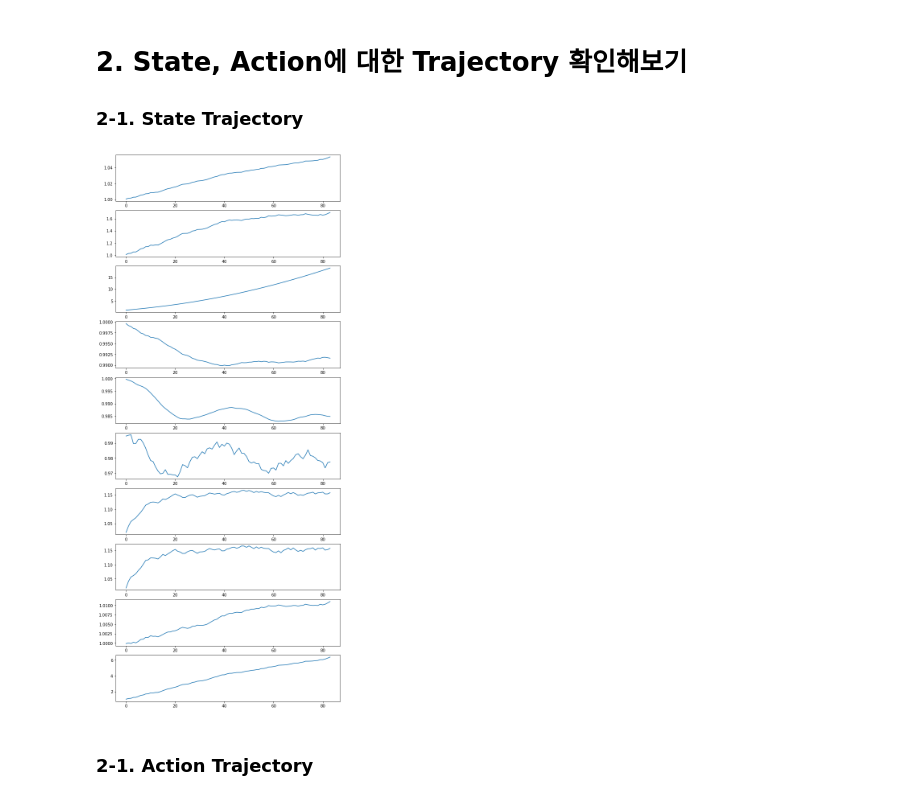
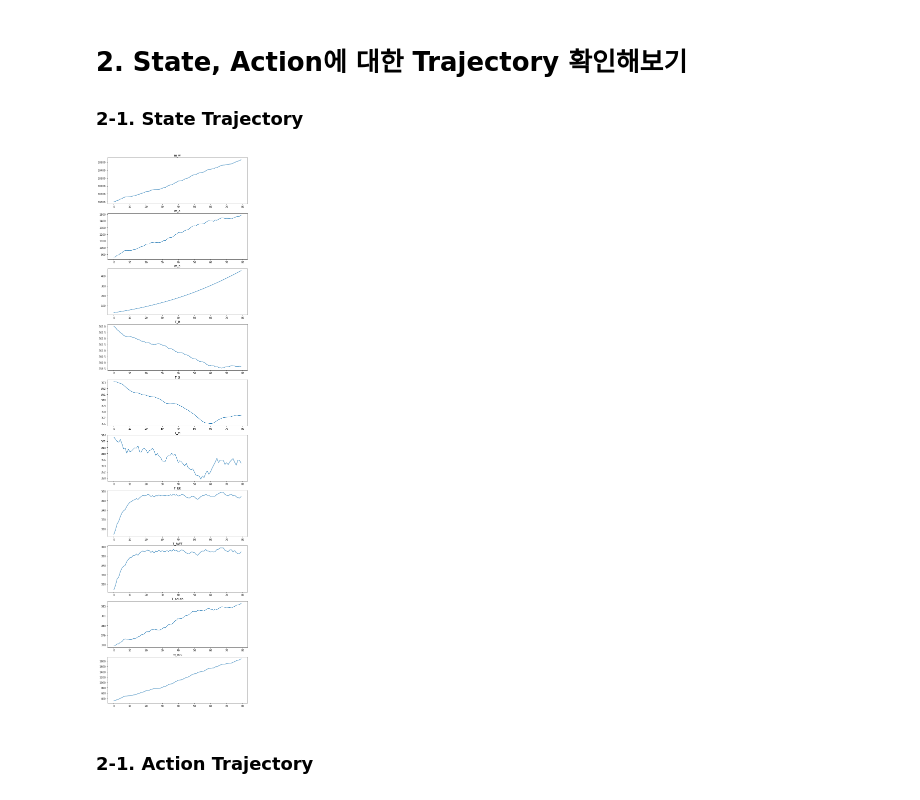
Before and after one commit to cu-rie/gym-poly-reactor-rl, a Jupyter notebook: RandomAgent.ipynb, the cells around one changed output. Saved outputs shown, nothing was run; the diff lists cells and outputs as text; code cells hidden in the pictures.

Commit message:
unnormalized

```diff
--- a/RandomAgent.ipynb
+++ b/RandomAgent.ipynb
@@ -17,6 +17,9 @@ env = PolyReactor()
 # %%
 state_dim = env.observation_space.shape[0]
 action_dim = env.action_space.shape[0]
+# %%
+action_list = ["m_DOT_F", "T_IN_M", "T_IN_AWT"]
+state_list = ["m_w", "m_a", "m_p", "T_R", "T_S", "T_M", "T_EK", "T_AWT", "T_adiab", "m_acc"]
 # %% [markdown]
 ### 1-1. Main running code with random action
 # %%
@@ -27,9 +30,10 @@ action_trajectory = []
 
 for _ in range(10000):
     action = env.action_space.sample()
-    next_state, _, done, _ = env.step(action)
+    next_state, _, done, info = env.step(action)
+    unnormalized_state = info['unnormalized_state']
 
-    state_trajectory.append(next_state)
+    state_trajectory.append(unnormalized_state)
     action_trajectory.append(action)
 
     if done:
@@ -39,14 +43,15 @@ for _ in range(10000):
 ### 2-1. State Trajectory
 # %%
 full_trajectory = np.array(state_trajectory)
-fig, axs = plt.subplots(state_dim, 1, figsize=(10, 25))
+fig, axs = plt.subplots(state_dim, 1, figsize=(10, 40))
 
 for i, ax in enumerate(axs):
     ax.plot(full_trajectory[:, i])
+    ax.set_title(state_list[i])
 
 plt.show()
 # %% [output]
-[figure, old version]
+[figure, new version]
 # %% [markdown]
 ### 2-1. Action Trajectory
 # %%
```
Also changed, not shown: parts of 1 cell of this notebook.
